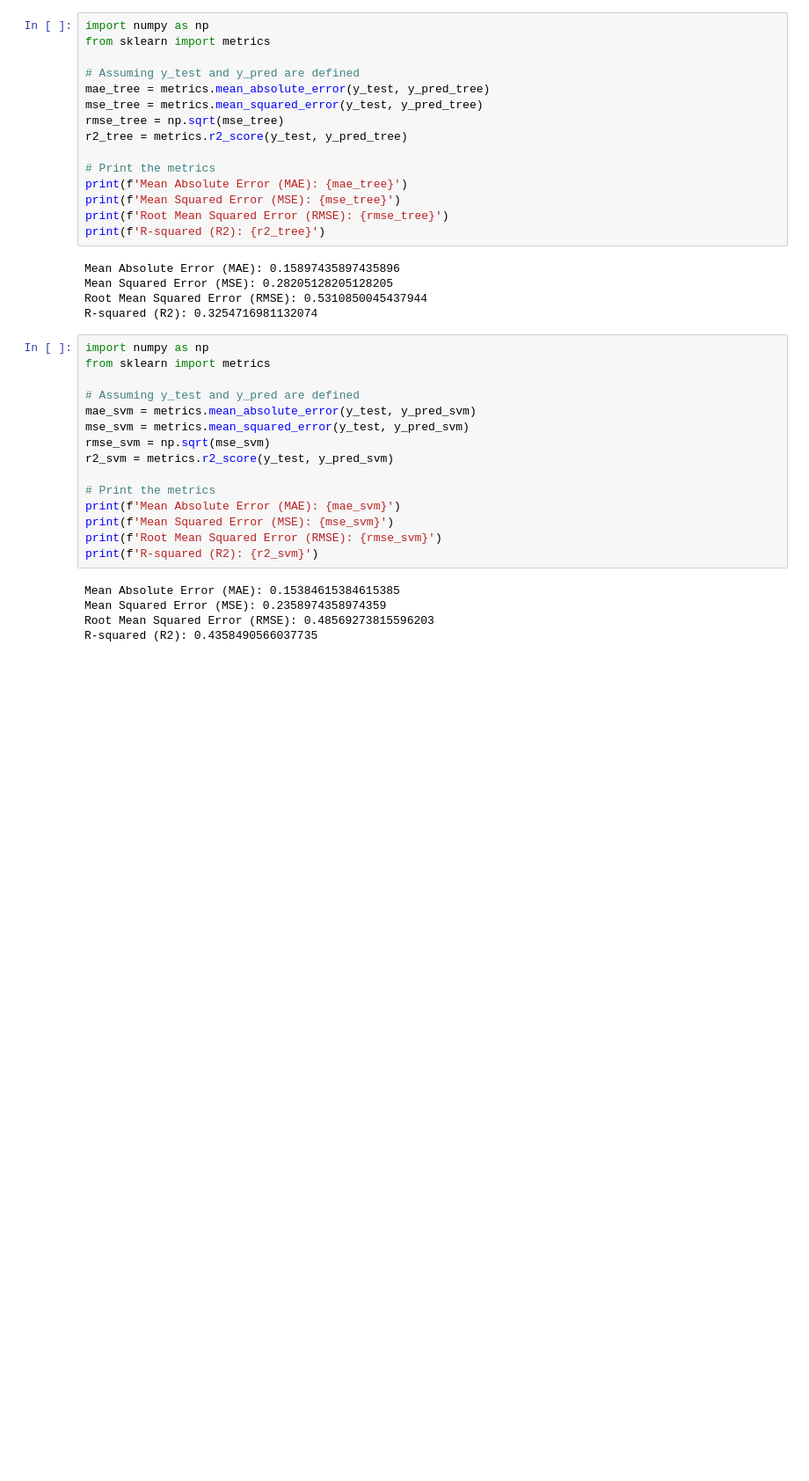
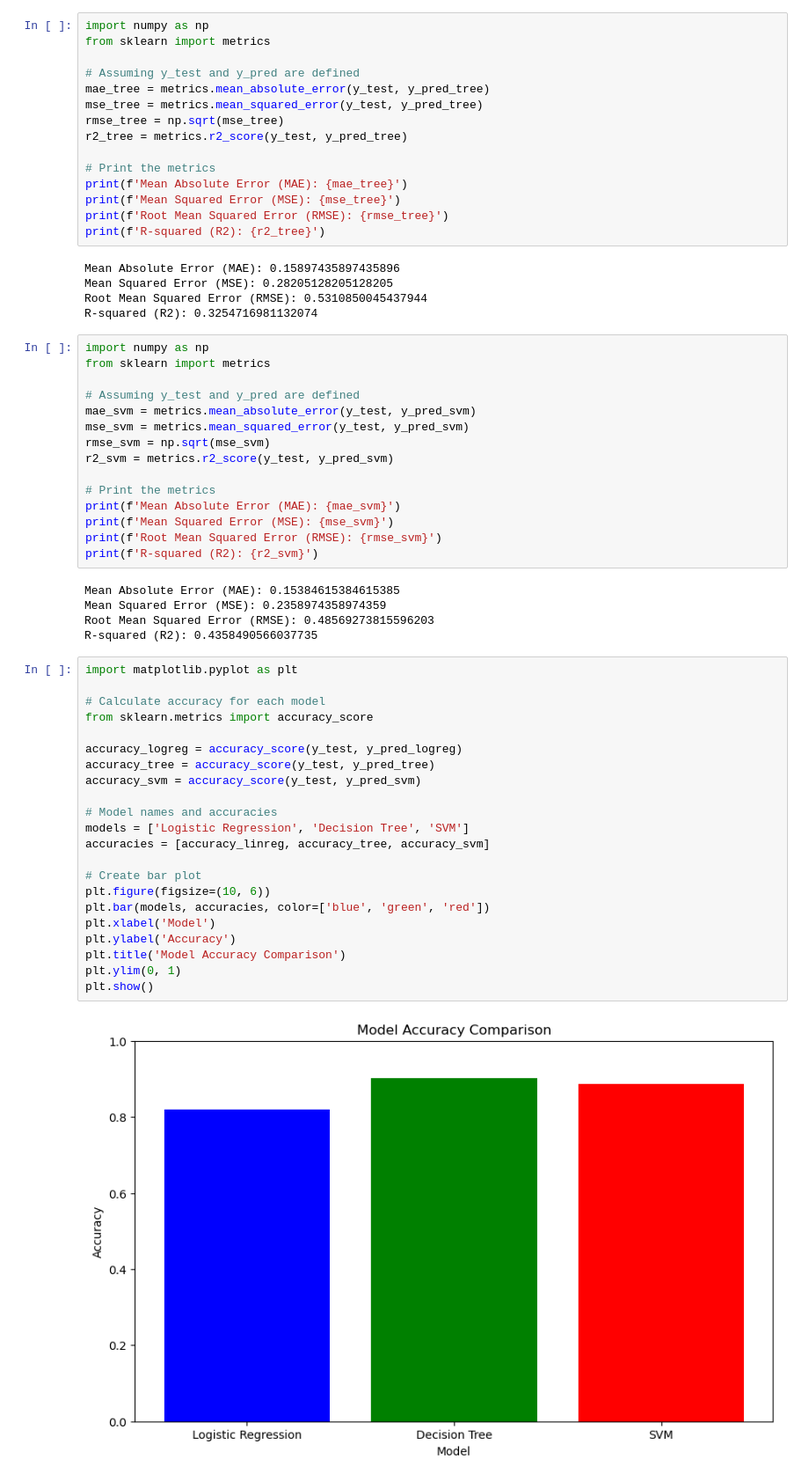
Before and after one commit to tiarsp/MPML-Final-Exam, a Jupyter notebook: uas.ipynb, the cells around one changed output. Shown at 88% size. Saved outputs shown, nothing was run; the diff lists cells and outputs as text; blank space fills up the shorter version.

```diff
--- a/uas.ipynb
+++ b/uas.ipynb
@@ -460,3 +462,27 @@ Mean Absolute Error (MAE): 0.15384615384615385
 Mean Squared Error (MSE): 0.2358974358974359
 Root Mean Squared Error (RMSE): 0.48569273815596203
 R-squared (R2): 0.4358490566037735
+# %%
+import matplotlib.pyplot as plt
+
+# Calculate accuracy for each model
+from sklearn.metrics import accuracy_score
+
+accuracy_logreg = accuracy_score(y_test, y_pred_logreg)
+accuracy_tree = accuracy_score(y_test, y_pred_tree)
+accuracy_svm = accuracy_score(y_test, y_pred_svm)
+
+# Model names and accuracies
+models = ['Logistic Regression', 'Decision Tree', 'SVM']
+accuracies = [accuracy_linreg, accuracy_tree, accuracy_svm]
+
+# Create bar plot
+plt.figure(figsize=(10, 6))
+plt.bar(models, accuracies, color=['blue', 'green', 'red'])
+plt.xlabel('Model')
+plt.ylabel('Accuracy')
+plt.title('Model Accuracy Comparison')
+plt.ylim(0, 1)
+plt.show()
+# %% [output]
+[figure, added]
```
Also changed, not shown: parts of 5 cells of this notebook, 2 other files.
